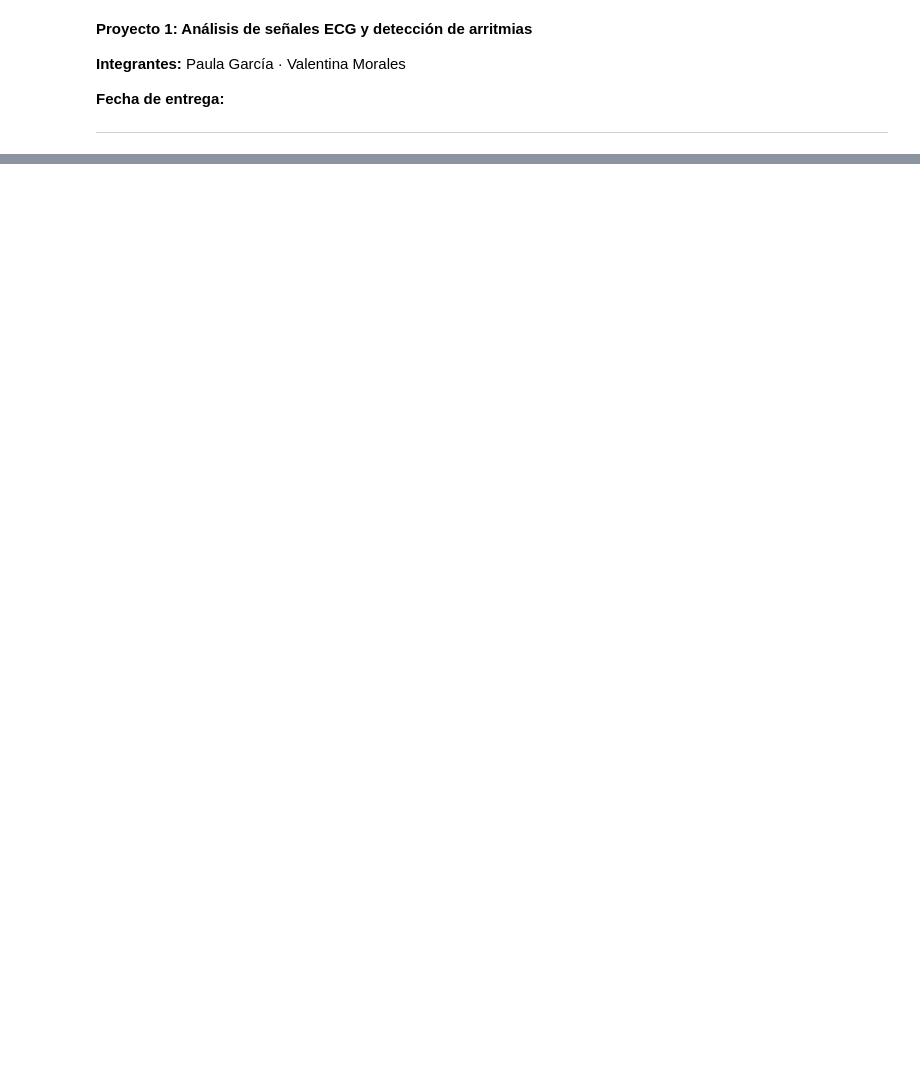
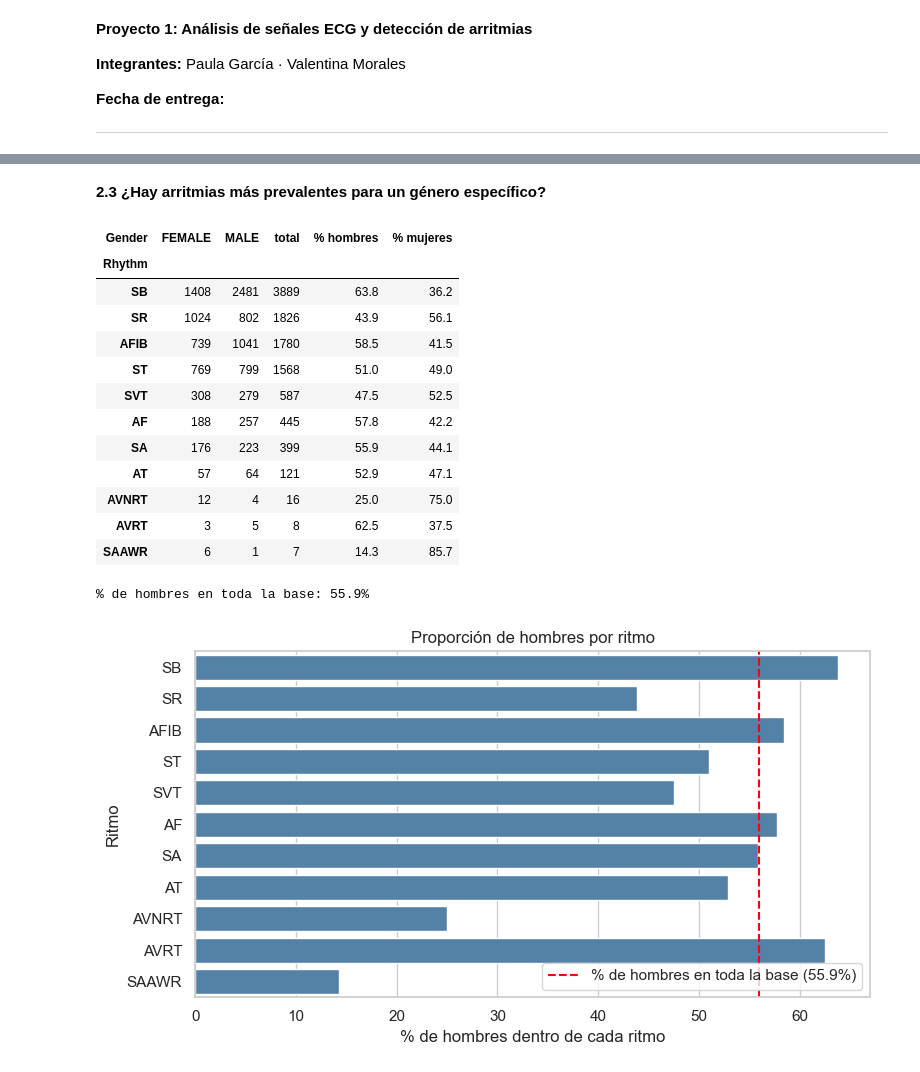
Before and after one commit to valentinamoralese/Biose-ales-Valentina-Morales-Paula-Garcia, a Jupyter notebook: Proyecto1_Valentina_Paula.ipynb, the cells around one changed output, grey strips where cells are left out. Drawn from its saved outputs; the diff is of its cells as text; code cells hidden in the pictures; blank space fills up the shorter version.

```diff
--- a/Proyecto1_Valentina_Paula.ipynb
+++ b/Proyecto1_Valentina_Paula.ipynb
@@ -62,0 +229,40 @@ Hay varias limitaciones. Con ventanas superpuestas puede haber fuga de datos: si
+# %% [markdown]
+**2.3 ¿Hay arritmias más prevalentes para un género específico?**
+# %%
+# Tabla ritmo x sexo
+orden = df["Rhythm"].value_counts().index
+ct = pd.crosstab(df["Rhythm"], df["Gender"]).loc[orden, ["FEMALE", "MALE"]]
+ct["total"] = ct.sum(axis=1)
+ct["% hombres"] = (100 * ct["MALE"] / ct["total"]).round(1)
+ct["% mujeres"] = (100 * ct["FEMALE"] / ct["total"]).round(1)
+display(ct)
+
+base_h = 100 * (df["Gender"] == "MALE").mean()
+print(f"% de hombres en toda la base: {base_h:.1f}%")
+
+# Gráfico: % de hombres por ritmo
+fig, ax = plt.subplots(figsize=(8, 4.5))
+sns.barplot(data=ct.reset_index(), y="Rhythm", x="% hombres", order=orden, color="steelblue", ax=ax)
+ax.axvline(base_h, color="red", linestyle="--", label=f"% de hombres en toda la base ({base_h:.1f}%)")
+ax.set_xlabel("% de hombres dentro de cada ritmo")
+ax.set_ylabel("Ritmo")
+ax.set_title("Proporción de hombres por ritmo")
+ax.legend(loc="lower right")
+plt.tight_layout()
+plt.show()
+# %% [output]
+| Gender | FEMALE | MALE | total | % hombres | % mujeres |
+| Rhythm |  |  |  |  |  |
+| SB | 1408 | 2481 | 3889 | 63.8 | 36.2 |
+| SR | 1024 | 802 | 1826 | 43.9 | 56.1 |
+| AFIB | 739 | 1041 | 1780 | 58.5 | 41.5 |
+| ST | 769 | 799 | 1568 | 51.0 | 49.0 |
+| SVT | 308 | 279 | 587 | 47.5 | 52.5 |
+| AF | 188 | 257 | 445 | 57.8 | 42.2 |
+| SA | 176 | 223 | 399 | 55.9 | 44.1 |
+| AT | 57 | 64 | 121 | 52.9 | 47.1 |
+| AVNRT | 12 | 4 | 16 | 25.0 | 75.0 |
+| AVRT | 3 | 5 | 8 | 62.5 | 37.5 |
+| SAAWR | 6 | 1 | 7 | 14.3 | 85.7 |
+% de hombres en toda la base: 55.9%
+[figure, added]
```
Also changed, not shown: parts of 9 cells of this notebook.
